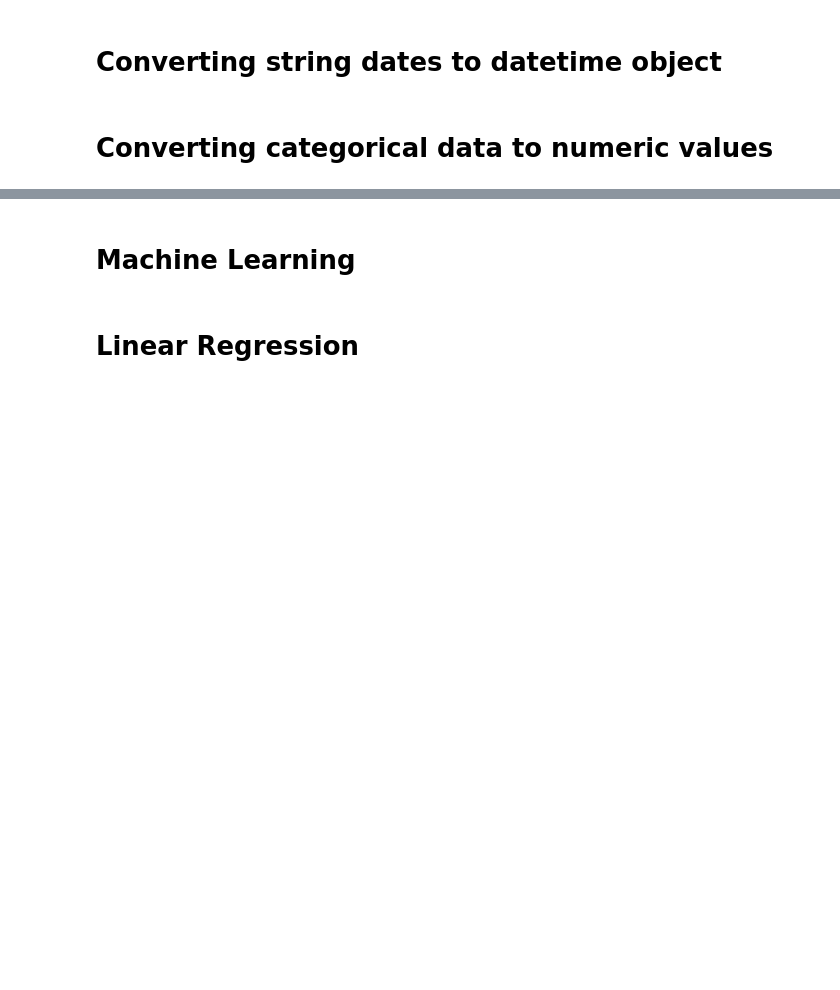
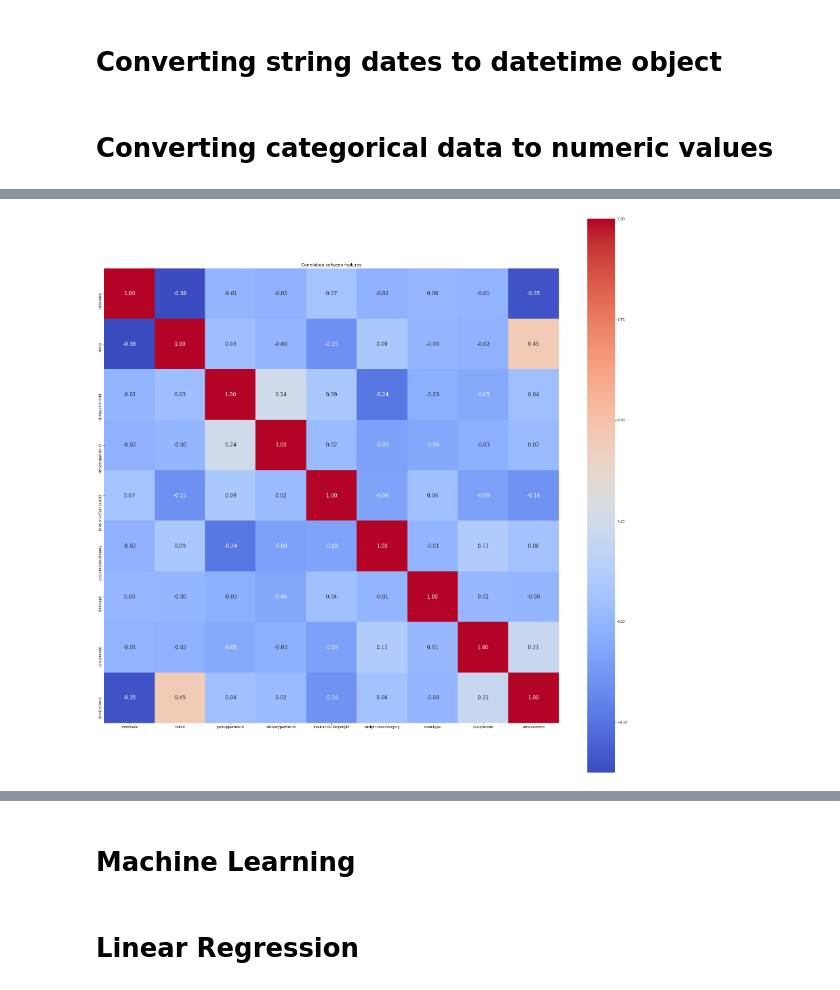
Before and after one commit to Mridul97/Machine-Learning-Assignment, a Jupyter notebook: problem_2/Problem - 2 Mridul Aggarwal .ipynb, the cells around one changed output, grey strips where cells are left out. Cells and saved outputs as stored; diff of their text form; code cells hidden in the pictures; blank space fills up the shorter version.

```diff
--- a/problem_2/Problem - 2 Mridul Aggarwal .ipynb
+++ b/problem_2/Problem - 2 Mridul Aggarwal .ipynb
@@ -57,0 +74,3 @@ len(df_train.columns)
+# %%
+# Correlation
+corr = X.corr()
@@ -57,0 +90,7 @@ len(df_train.columns)
+# %%
+plt.figure(figsize=(30, 30))
+sns.heatmap(corr, cbar = True,  square = True, annot=True, fmt= '.2f',annot_kws={'size': 15},
+           cmap= 'coolwarm')
+plt.title('Correlation between features');
+# %% [output]
+[figure, added]
```
Also changed, not shown: parts of 21 cells of this notebook, 3 other files.
